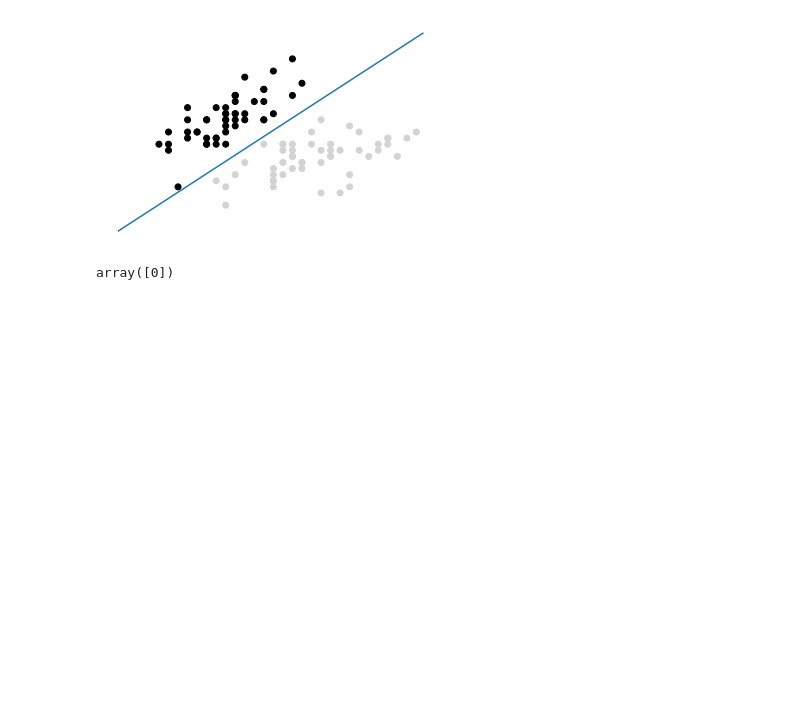
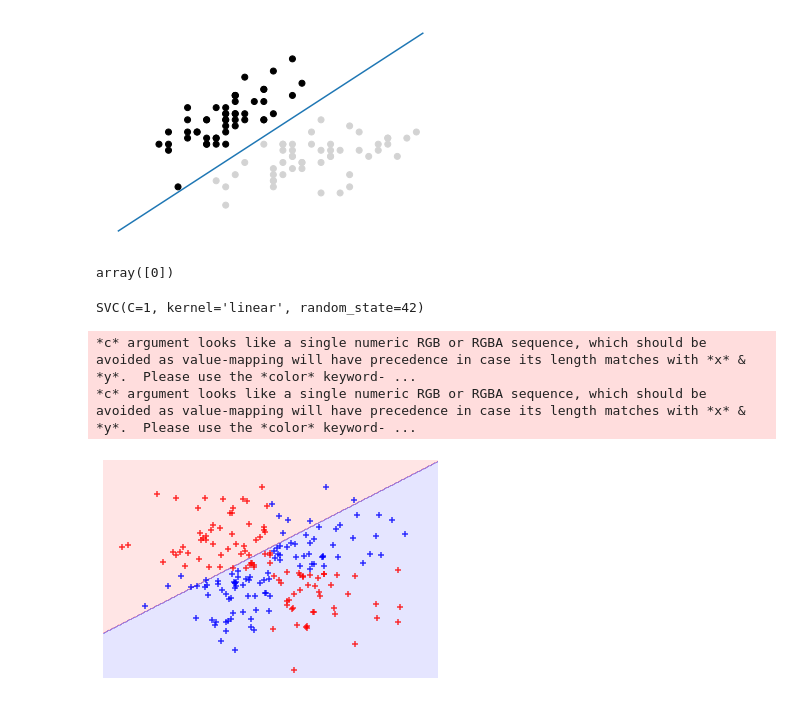
Before and after one commit to ArchieDash/O-REILLY-Machine-Learning, a Jupyter notebook: Chapter_17.ipynb, the cells around one changed output. Drawn from its saved outputs; the diff is of its cells as text; code cells hidden in the pictures; blank space fills up the shorter version.

```diff
--- a/Chapter_17.ipynb
+++ b/Chapter_17.ipynb
@@ -50,7 +52,7 @@ model = svc.fit(features, target)
 from matplotlib.colors import ListedColormap
 # %%
 def plot_decision_regions(X, y, classifier):
-    cmap = ListedColormap(("red", "blue"))
+    cmap = ListedColormap(["red", "blue"])
     xx1, xx2 = np.meshgrid(np.arange(-3, 3, 0.02), np.arange(-3, 3, 0.02))
     Z = classifier.predict(np.array([xx1.ravel(), xx2.ravel()]).T)
     Z = Z.reshape(xx1.shape)
@@ -60,3 +62,16 @@ def plot_decision_regions(X, y, classifier):
         plt.scatter(x=X[y == cl, 0], y=X[y == cl, 1],
                     alpha=0.8, c=cmap(idx),
                     marker="+", label=cl)
+# %%
+svc_linear = SVC(kernel="linear", random_state=42, C=1)
+svc_linear.fit(features, target)
+# %% [output]
+SVC(C=1, kernel='linear', random_state=42)
+# %%
+plot_decision_regions(features, target, classifier=svc_linear)
+plt.axis("off")
+plt.show()
+# %% [output]
+*c* argument looks like a single numeric RGB or RGBA sequence, which should be avoided as value-mapping will have precedence in case its length matches with *x* & *y*.  Please use the *color* keyword- ...
+*c* argument looks like a single numeric RGB or RGBA sequence, which should be avoided as value-mapping will have precedence in case its length matches with *x* & *y*.  Please use the *color* keyword- ...
+[figure, added]
```
Also changed, not shown: parts of 2 cells of this notebook.
